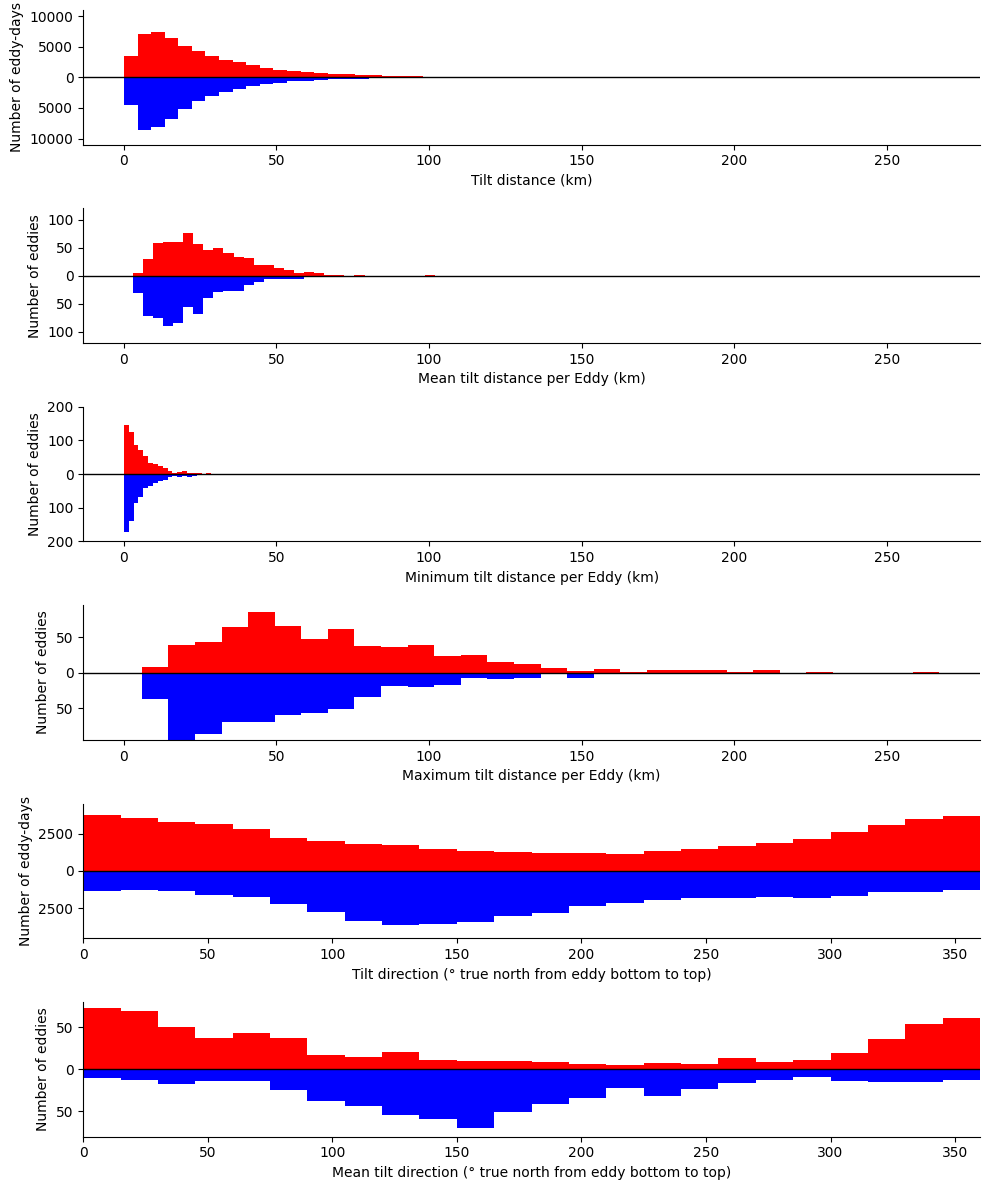
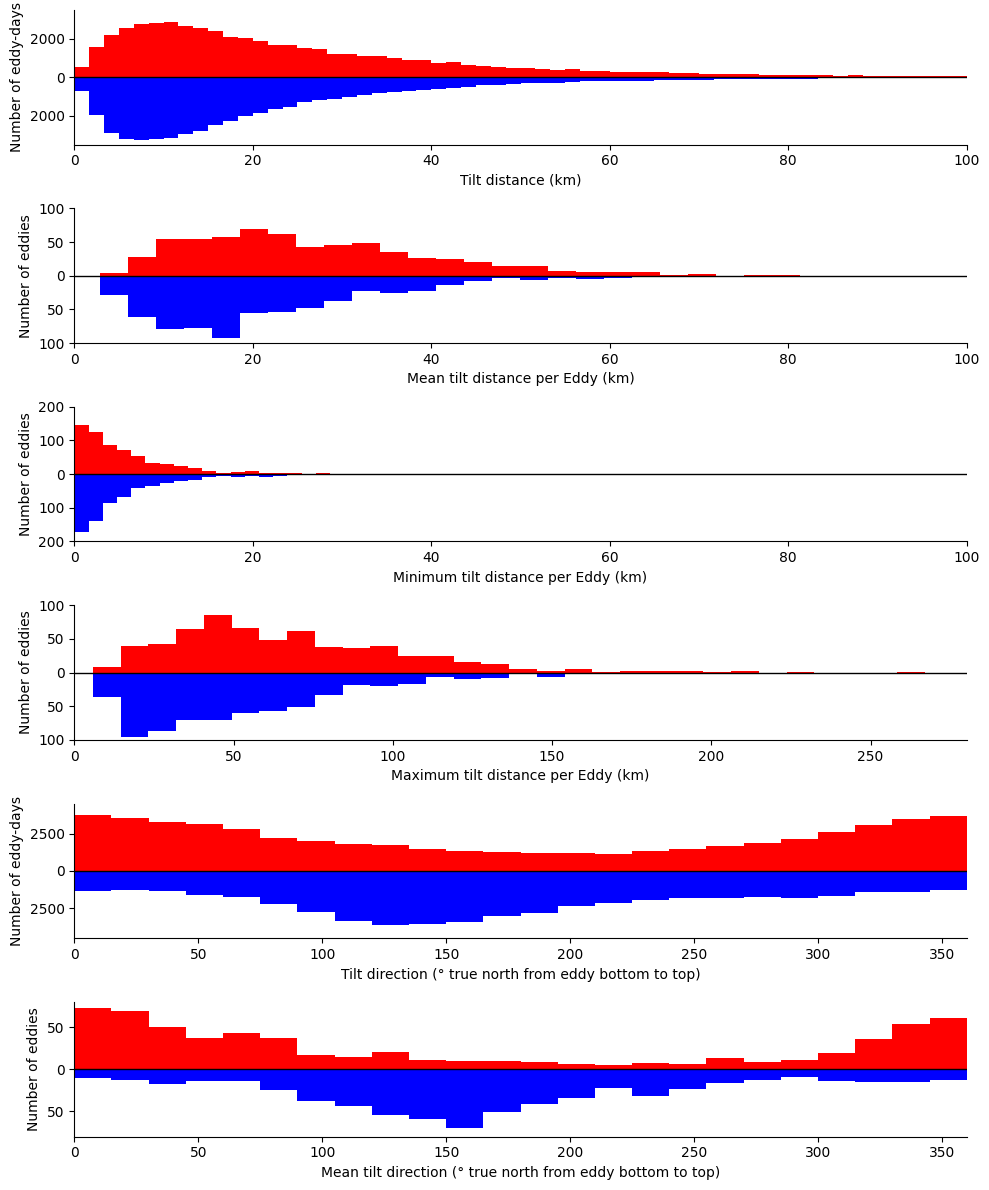
The change to this notebook cell's code, shown as a diff; its figure went from the first image to the second:
--- before
+++ after
@@ -39,34 +39,42 @@
 
 # --- Plot 0 ---
-bins0 = shared_bins(df_AE.TiltDis, df_CE.TiltDis, method='fd', min_bins=20, max_bins=60)
+xmax = 100
+bins0 = shared_bins(df_AE[df_AE.TiltDis<=xmax].TiltDis,
+                    df_CE[df_CE.TiltDis<=xmax].TiltDis,
+                    method='fd', min_bins=20, max_bins=60)
 mirrored_hist(
     axs[0],
-    df_AE.TiltDis,
-    df_CE.TiltDis,
+    df_AE[df_AE.TiltDis<=xmax].TiltDis,
+    df_CE[df_CE.TiltDis<=xmax].TiltDis,
     bins0,
     'Tilt distance (km)',
     'Number of eddy-days',
-    ylim=(-11000, 11000)
+    ylim=(-3500, 3500), #(-11000, 11000),
+    xlim=(0,xmax)
 )
 
 # --- Plot 1 ---
-bins1 = shared_bins(df_TDis_ave_AE.ave_TDis, df_TDis_ave_CE.ave_TDis, method='fd', min_bins=12, max_bins=30)
+bins1 = shared_bins(df_TDis_ave_AE[df_TDis_ave_AE.ave_TDis<=xmax].ave_TDis,
+                    df_TDis_ave_CE[df_TDis_ave_CE.ave_TDis<=xmax].ave_TDis,
+                    method='fd', min_bins=12, max_bins=30)
 mirrored_hist(
     axs[1],
-    df_TDis_ave_AE.ave_TDis,
-    df_TDis_ave_CE.ave_TDis,
+    df_TDis_ave_AE[df_TDis_ave_AE.ave_TDis<=xmax].ave_TDis,
+    df_TDis_ave_CE[df_TDis_ave_CE.ave_TDis<=xmax].ave_TDis,
     bins1,
     'Mean tilt distance per Eddy (km)',
     'Number of eddies',
-    ylim=(-120, 120),
+    ylim=(-100, 100),
     xlim=axs[0].get_xlim()
 )
 
 # --- Plot 2 ---
-bins2 = shared_bins(df_TDis_ave_AE.min_TDis, df_TDis_ave_CE.min_TDis, method='fd', min_bins=12, max_bins=30)
+bins2 = shared_bins(df_TDis_ave_AE[df_TDis_ave_AE.min_TDis<=xmax].min_TDis,
+                    df_TDis_ave_CE[df_TDis_ave_CE.min_TDis<=xmax].min_TDis,
+                    method='fd', min_bins=12, max_bins=30)
 mirrored_hist(
     axs[2],
-    df_TDis_ave_AE.min_TDis,
-    df_TDis_ave_CE.min_TDis,
+    df_TDis_ave_AE[df_TDis_ave_AE.min_TDis<=xmax].min_TDis,
+    df_TDis_ave_CE[df_TDis_ave_CE.min_TDis<=xmax].min_TDis,
     bins2,
     'Minimum tilt distance per Eddy (km)',
@@ -85,6 +93,6 @@
     'Maximum tilt distance per Eddy (km)',
     'Number of eddies',
-    ylim=(-95, 95),
-    xlim=axs[0].get_xlim()
+    ylim=(-100, 100),
+    xlim=(0, None) #axs[0].get_xlim()
 )
 

Commit: wed end